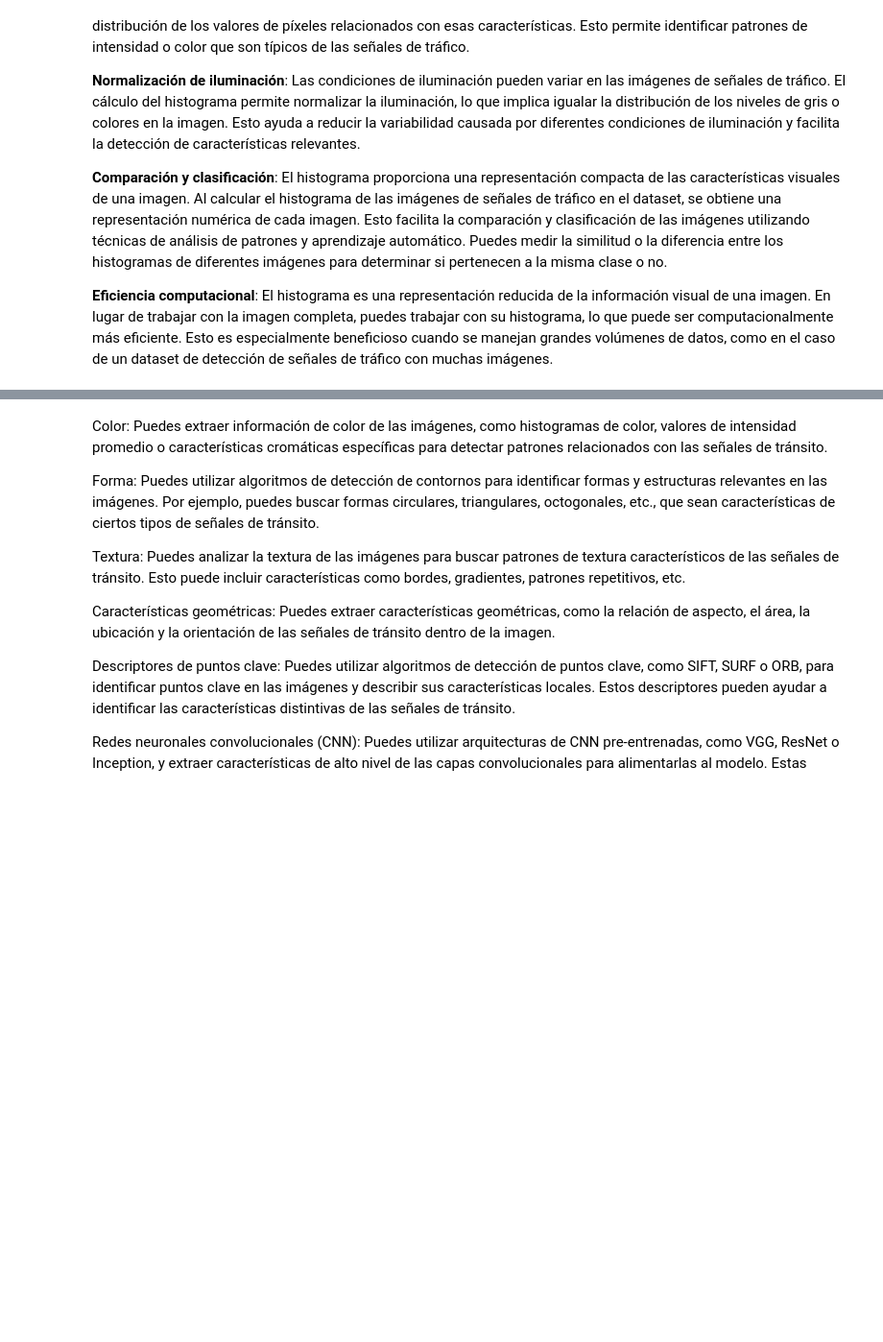
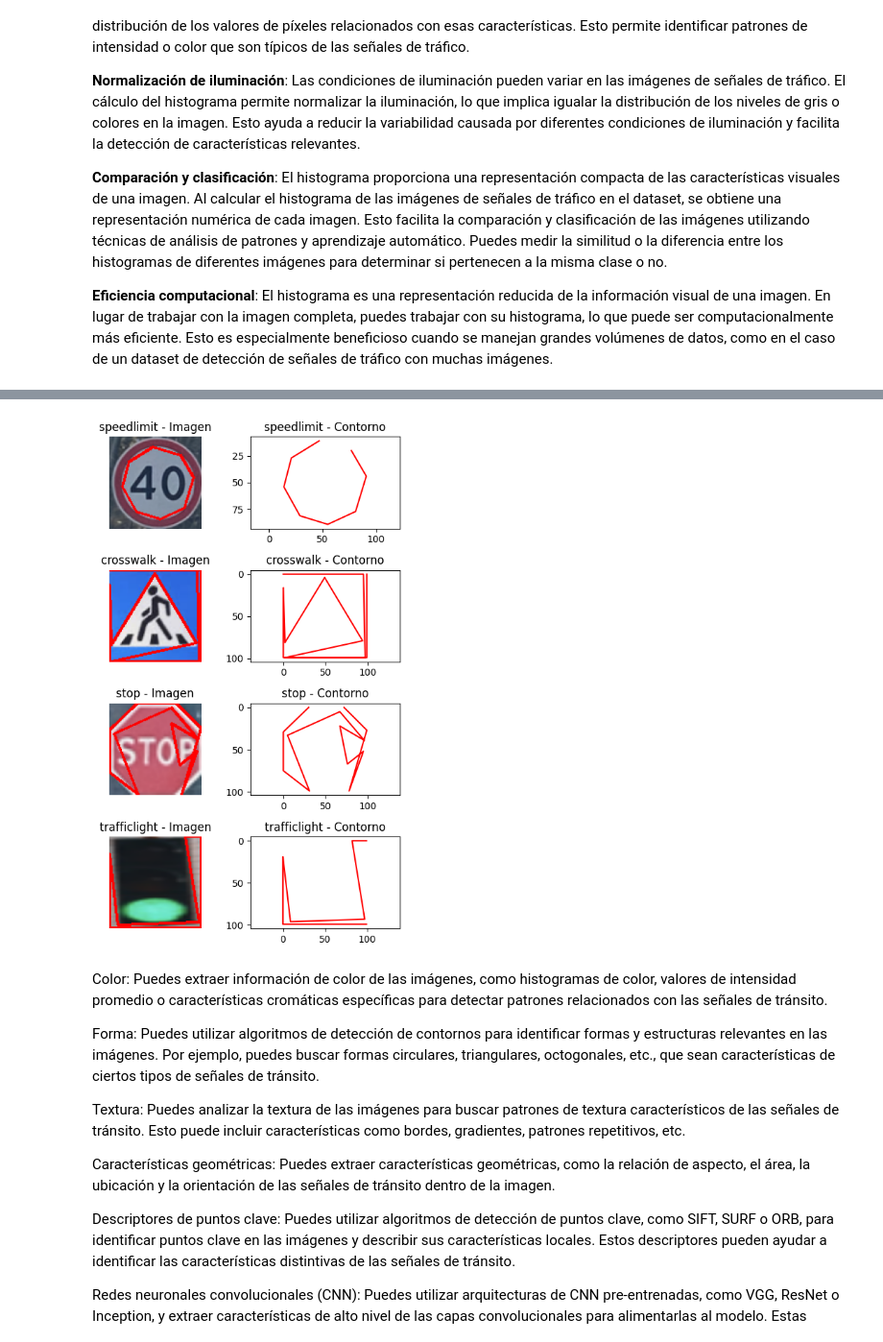
Before and after one commit to LostFrequency2926/ProyectoFinal_SenalesIII, a Jupyter notebook: RoadSignDetection.ipynb, the cells around one changed output, grey strips where cells are left out. Shown: that part at 96% size. Drawn from its saved outputs; the diff is of its cells as text; code cells hidden in the pictures; blank space fills up the shorter version.

```diff
--- a/RoadSignDetection.ipynb
+++ b/RoadSignDetection.ipynb
@@ -239,3 +307,65 @@ Aquí hay algunas razones por las que el cálculo del histograma es útil para e
+# %%
+# Obtener las clases únicas
+classes = df['label'].unique()
+
+# Calcular el número de subgráficos por fila
+num_subplots = len(classes)
+
+# Configurar el tamaño de la figura y el tamaño de cada subgráfico
+fig, axs = plt.subplots(num_subplots, 2, figsize=(5, 2*num_subplots))
+
+# Iterar sobre las clases
+for i, class_name in enumerate(classes):
+  # Filtrar el DataFrame por la clase actual
+  class_df = df[df['label'] == class_name]
+
+  if not class_df.empty:  # Verificar si el DataFrame no está vacío
+    # Obtener un índice aleatorio
+    random_index = np.random.randint(0, len(class_df))
+
+    # Obtener el nombre del archivo y la forma aproximada
+    image_file = class_df.iloc[random_index]['image_file']
+    approx_shape = class_df.iloc[random_index]['approx_shape']
+
+    if approx_shape:
+      # Leer la imagen
+      image_path = os.path.join(output_folder, image_file)
+      image = cv2.imread(image_path)
+
+      # Convertir la lista de contornos en una lista de matrices numpy
+      approx_shape = np.array(approx_shape)
+
+      # Dibujar el contorno en la imagen
+      cv2.drawContours(image, [approx_shape], -1, (0, 0, 255), 2)
+
+      # Mostrar la imagen en el primer subgráfico
+      axs[i, 0].imshow(cv2.cvtColor(image, cv2.COLOR_BGR2RGB))
+      axs[i, 0].set_title(f'{class_name} - Imagen')
+      axs[i, 0].axis('off')
+
+      # Graficar el contorno en el segundo subgráfico
+      axs[i, 1].plot(approx_shape[:, 0, 0], approx_shape[:, 0, 1], color='red')
+      axs[i, 1].set_title(f'{class_name} - Contorno')
+      axs[i, 1].axis('equal')
+
+      # Invertir el eje y
+      axs[i, 1].invert_yaxis()
+
+    else:
+      print('Imagen sin contorno')
+  else:
+    print(f'No hay registros para la clase: {class_name}')
+
+# Ajustar el espaciado entre subgráficos
+plt.tight_layout()
+
+# Establecer límites en el eje x usando plt.xlim
+plt.xlim(0, 100)
+
+# Mostrar la figura
+plt.show()
+# %% [output]
+[figure, added]
 # %% [markdown]
 Color: Puedes extraer información de color de las imágenes, como histogramas de color, valores de intensidad promedio o características cromáticas específicas para detectar patrones relacionados con las señales de tránsito.
 
```
Also changed, not shown: parts of 7 cells of this notebook.
